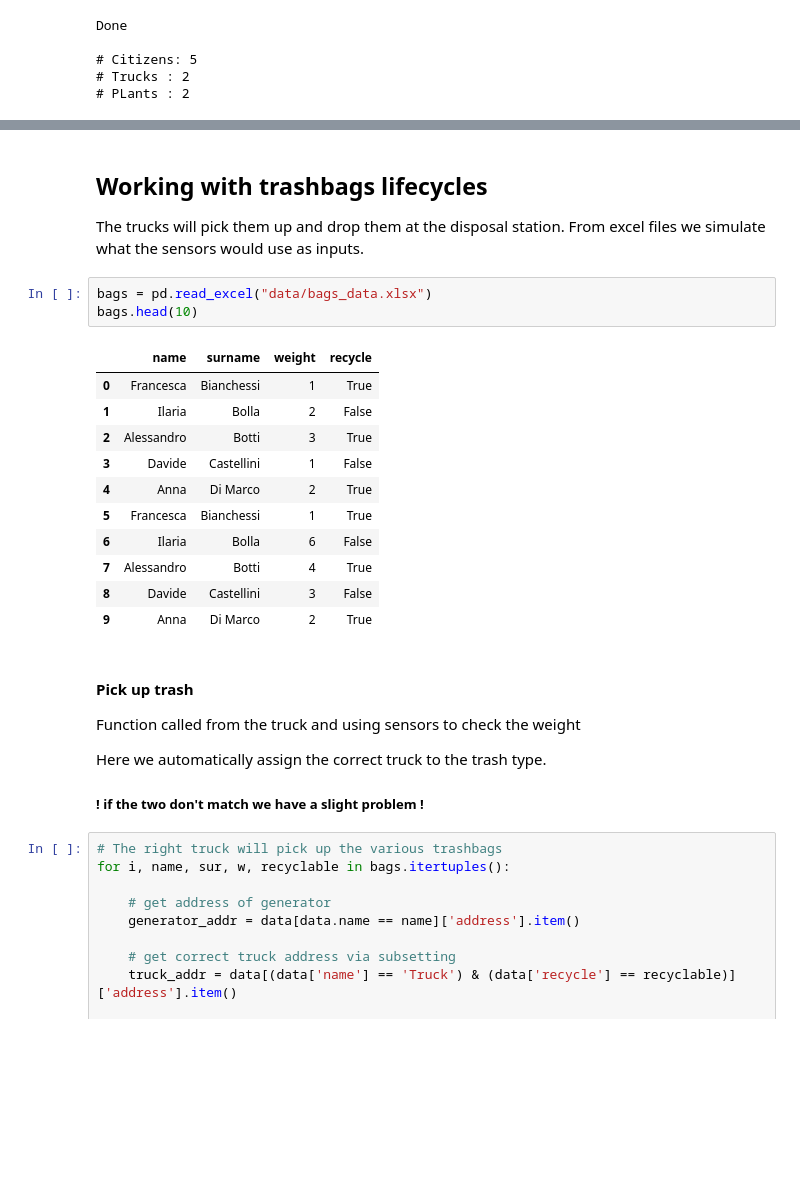
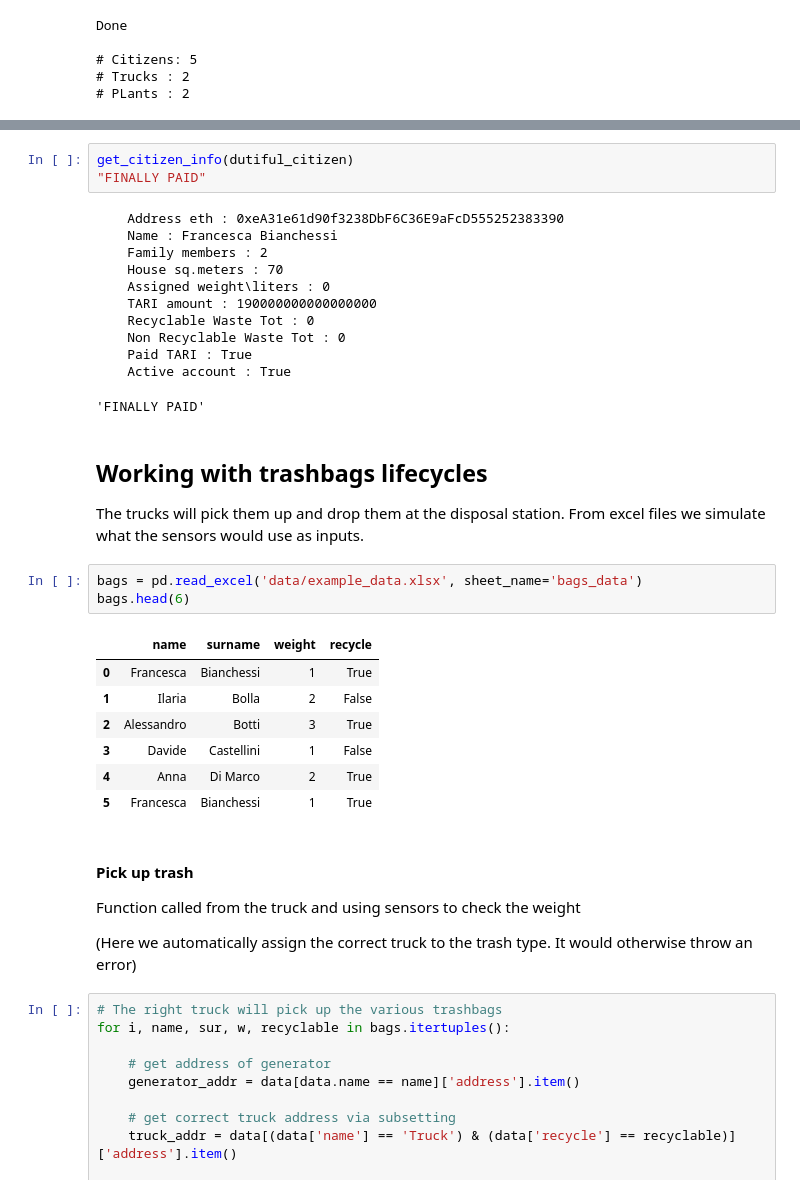
Before and after one commit to annac-dima/Blockchain_HashTheTrash, a Jupyter notebook: HashTheTrash.ipynb, the cells around one changed output, grey strips where cells are left out. Cells and saved outputs as stored; diff of their text form; blank space fills up the shorter version.

```diff
--- a/HashTheTrash.ipynb
+++ b/HashTheTrash.ipynb
@@ -330,30 +334,40 @@ data
+# %%
+get_citizen_info(dutiful_citizen)
+"FINALLY PAID"
+# %% [output]
+    Address eth : 0xeA31e61d90f3238DbF6C36E9aFcD555252383390
+    Name : Francesca Bianchessi
+    Family members : 2
+    House sq.meters : 70
+    Assigned weight\liters : 0
+    TARI amount : 190000000000000000
+    Recyclable Waste Tot : 0
+    Non Recyclable Waste Tot : 0
+    Paid TARI : True
+    Active account : True
+'FINALLY PAID'
 # %% [markdown]
 <a name = 'cycle'></a>
 ## Working with trashbags lifecycles
 
 The trucks will pick them up and drop them at the disposal station. From excel files we simulate what the sensors would use as inputs.
 # %%
-bags = pd.read_excel("data/bags_data.xlsx")
-bags.head(10)
+bags = pd.read_excel('data/example_data.xlsx', sheet_name='bags_data')
+bags.head(6)
 # %% [output]
 |  | name | surname | weight | recycle |
 | 0 | Francesca | Bianchessi | 1 | True |
 | 1 | Ilaria | Bolla | 2 | False |
 | 2 | Alessandro | Botti | 3 | True |
 | 3 | Davide | Castellini | 1 | False |
 | 4 | Anna | Di Marco | 2 | True |
 | 5 | Francesca | Bianchessi | 1 | True |
-| 6 | Ilaria | Bolla | 6 | False |
-| 7 | Alessandro | Botti | 4 | True |
-| 8 | Davide | Castellini | 3 | False |
-| 9 | Anna | Di Marco | 2 | True |
 # %% [markdown]
 #### Pick up trash
 
 Function called from the truck and using sensors to check the weight
 
-Here we automatically assign the correct truck to the trash type.
-##### ! if the two don't match we have a slight problem !
+(Here we automatically assign the correct truck to the trash type. It would otherwise throw an error)
 # %%
 # The right truck will pick up the various trashbags
 for i, name, sur, w, recyclable in bags.itertuples():
```
Also changed, not shown: parts of 38 cells of this notebook, 13 other files.
